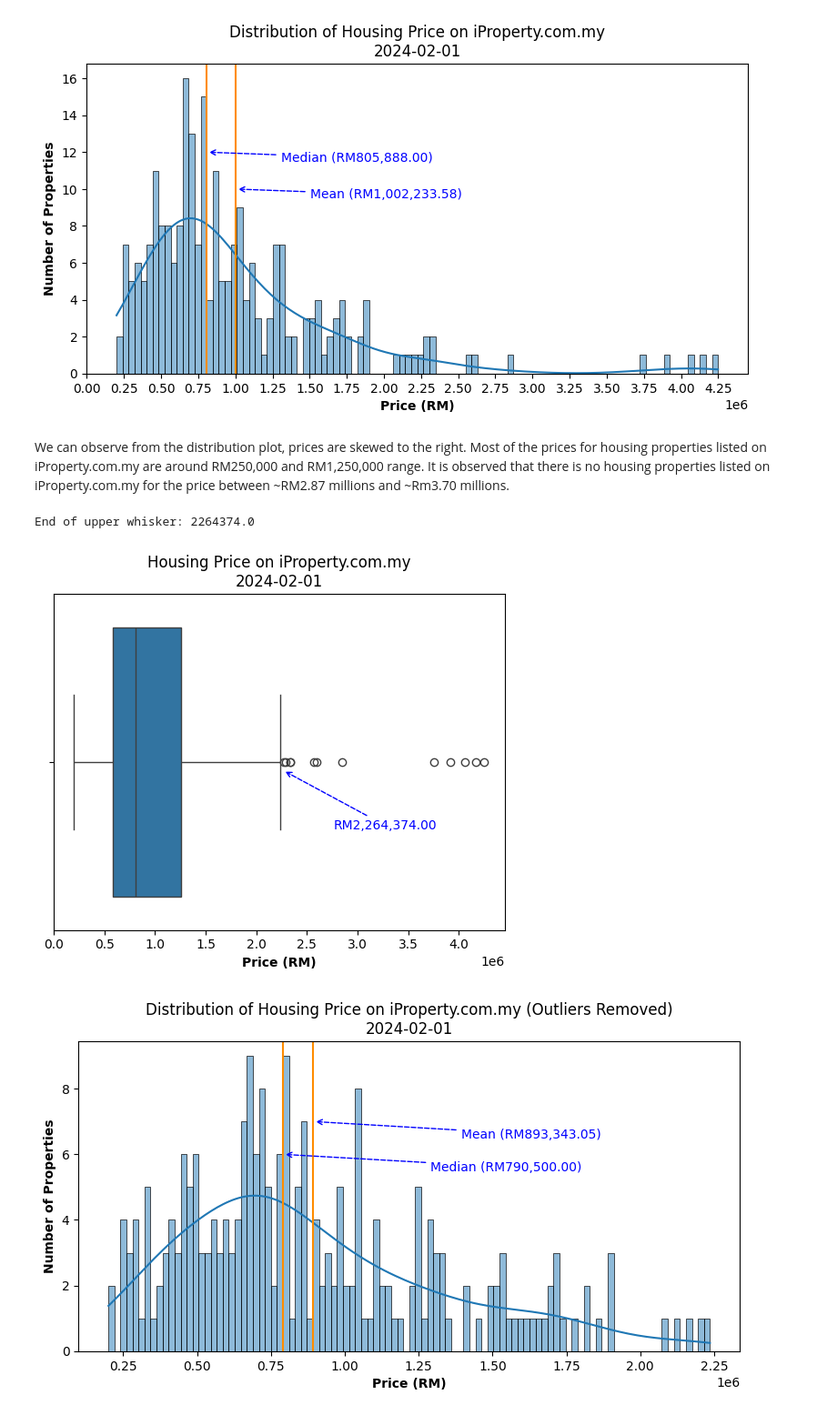
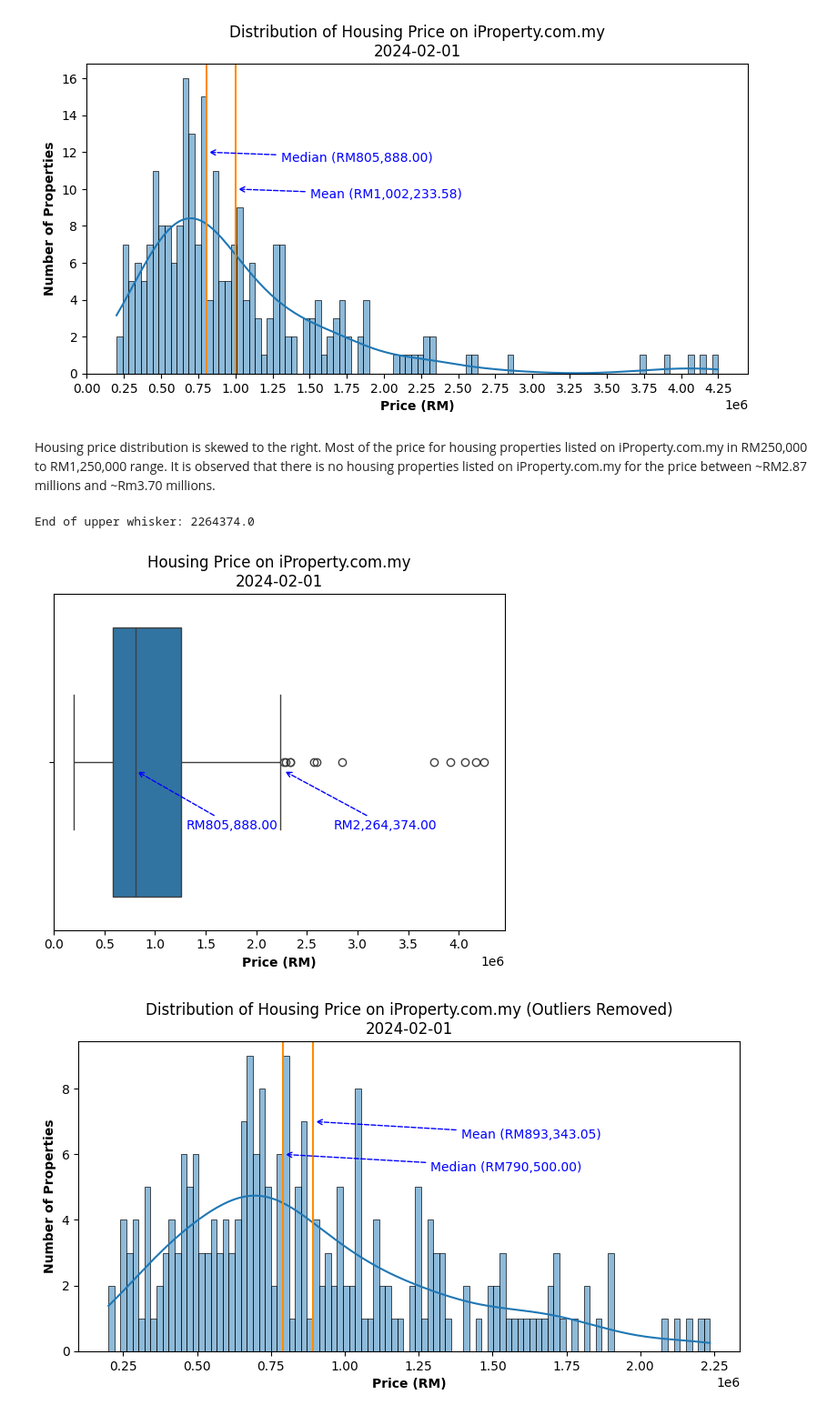
Before and after one commit to Bsting/fc_aps_mini_project_1, a Jupyter notebook: eda/iproperty_eda.ipynb, the cells around one changed output. Shown at 91% size. Cells and saved outputs as stored; diff of their text form; code cells hidden in the pictures.

```diff
--- a/eda/iproperty_eda.ipynb
+++ b/eda/iproperty_eda.ipynb
@@ -606,26 +606,33 @@ plot_price_hist(df_house, 10, 12, f"Distribution of Housing Price on iProperty.c
 # %% [output]
 [figure]
 # %% [markdown]
-We can observe from the distribution plot, prices are skewed to the right. Most of the prices for housing properties listed on iProperty.com.my are around RM250,000 and RM1,250,000 range. It is observed that there is no housing properties listed on iProperty.com.my for the price between ~RM2.87 millions and ~Rm3.70 millions.
+Housing price distribution is skewed to the right. Most of the price for housing properties listed on iProperty.com.my in RM250,000 to RM1,250,000 range. It is observed that there is no housing properties listed on iProperty.com.my for the price between ~RM2.87 millions and ~Rm3.70 millions.
 # %%
 # remove outliers with the value at the end of upper whisker
 figplot = sns.boxplot(data=df_house, x='price')
 upper_quartile = df_house.price.quantile(0.75)
 lower_quartile = df_house.price.quantile(0.25)
 iqr = upper_quartile - lower_quartile
 upper_whisker_end = upper_quartile + 1.5 * iqr
 figplot.annotate(f'RM{upper_whisker_end:,.2f}',
                      xy=(upper_whisker_end, 0.025),
                      xytext=(upper_whisker_end + 2 * 250_000, 0.2),
                      fontsize=10,
                      color='blue',
                      arrowprops=dict(arrowstyle= '->', color='blue', lw=1.0, ls='--'))
+price_median = df_house.price.median()
+figplot.annotate(f'RM{price_median:,.2f}',
+                     xy=(price_median, 0.025),
+                     xytext=(price_median + 2 * 250_000, 0.2),
+                     fontsize=10,
+                     color='blue',
+                     arrowprops=dict(arrowstyle= '->', color='blue', lw=1.0, ls='--'))
 figplot.set_title(f"Housing Price on iProperty.com.my\n{date}")
 figplot.set_xlabel("Price (RM)", fontdict={'weight': 'bold'})
 print(f'End of upper whisker: {upper_whisker_end}')
 # %% [output]
 End of upper whisker: 2264374.0
-[figure, old version]
+[figure, new version]
 # %%
 # plot price distribution with properties with price > RM2.87 millions removed
 df_house_price_remove_outliers = df_house[df_house.price < upper_whisker_end]
```
Also changed, not shown: parts of 21 cells of this notebook.
